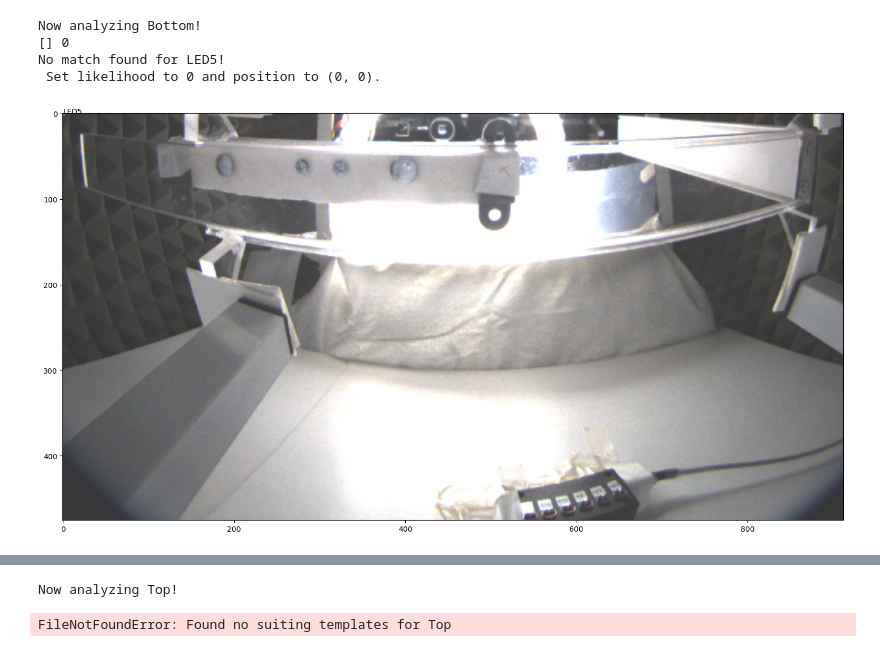
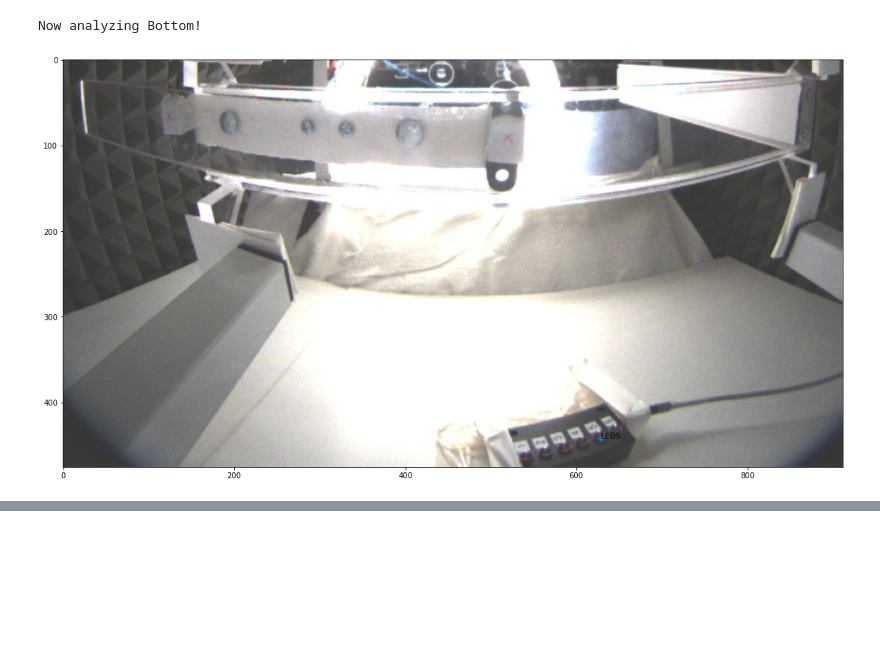
Before and after one commit to retune-commons/let_it_be_3D, a Jupyter notebook: template_matching.ipynb, the cells around one changed output, grey strips where cells are left out. Cells and saved outputs as stored; diff of their text form; code cells hidden in the pictures; blank space fills up the shorter version.

```diff
--- a/template_matching.ipynb
+++ b/template_matching.ipynb
@@ -202,7 +202,7 @@ class TemplateMatching(ABC):
     @property
     def template_directory(self) ->str:
         """ Property, that defines the template path. Has to be initialized for every user or adapted, if the directory is changed. """
-        return r"/Users/kobel/Documents/Medizin/Doktorarbeit/Coding/templates_obj/"
+        return r'test_data/templates/'
 
     @property
     def template_naming(self) ->str:
@@ -344 +688,3 @@ class TemplateMatching(ABC):
+# %%
+positions_dir = 'test_data/positions/'
 # %%
@@ -364,12 +708,9 @@ coords    likelihood
 # %%
-Bottom_220826 = TemplateMatching(directory_positions_jpg = '/Users/kobel/Documents/Medizin/Doktorarbeit/Coding/positions/220826/', cam_id = "Bottom", visualize_matching= True)
+Bottom_220826 = TemplateMatching(directory_positions_jpg = positions_dir, cam_id = "Bottom", visualize_matching= True)
 Bottom_220826.run()
 Bottom_220826.export_as_DLC_h5()
 # %% [output]
 Now analyzing Bottom!
-[] 0
-No match found for LED5!
- Set likelihood to 0 and position to (0, 0).
-[figure, old version]
+[figure, new version]
 scorer    templatematched_marker_positions
 bodyparts                             LED5
@@ -378,12 +718,0 @@ coords                                   x  y likelihood
-# %%
-Top_220826 = TemplateMatching(directory_positions_jpg = '/Users/kobel/Documents/Medizin/Doktorarbeit/Coding/positions/220826/', cam_id = "Top", visualize_matching= True)
-Top_220826.run()
-Side2_220826 = TemplateMatching(directory_positions_jpg = '/Users/kobel/Documents/Medizin/Doktorarbeit/Coding/positions/220826/', cam_id = "Side2", visualize_matching= True)
-Side2_220826.run()
-Ground1_220826 = TemplateMatching(directory_positions_jpg = '/Users/kobel/Documents/Medizin/Doktorarbeit/Coding/positions/220826/', cam_id = "Ground1", visualize_matching= True)
-Ground1_220826.run()
-Ground2_220826 = TemplateMatching(directory_positions_jpg = '/Users/kobel/Documents/Medizin/Doktorarbeit/Coding/positions/220826/', cam_id = "Ground2", visualize_matching= True)
-Ground2_220826.run()
-# %% [output]
-Now analyzing Top!
-FileNotFoundError: Found no suiting templates for Top
```
Also changed, not shown: parts of 62 cells of this notebook, 30 other files.
